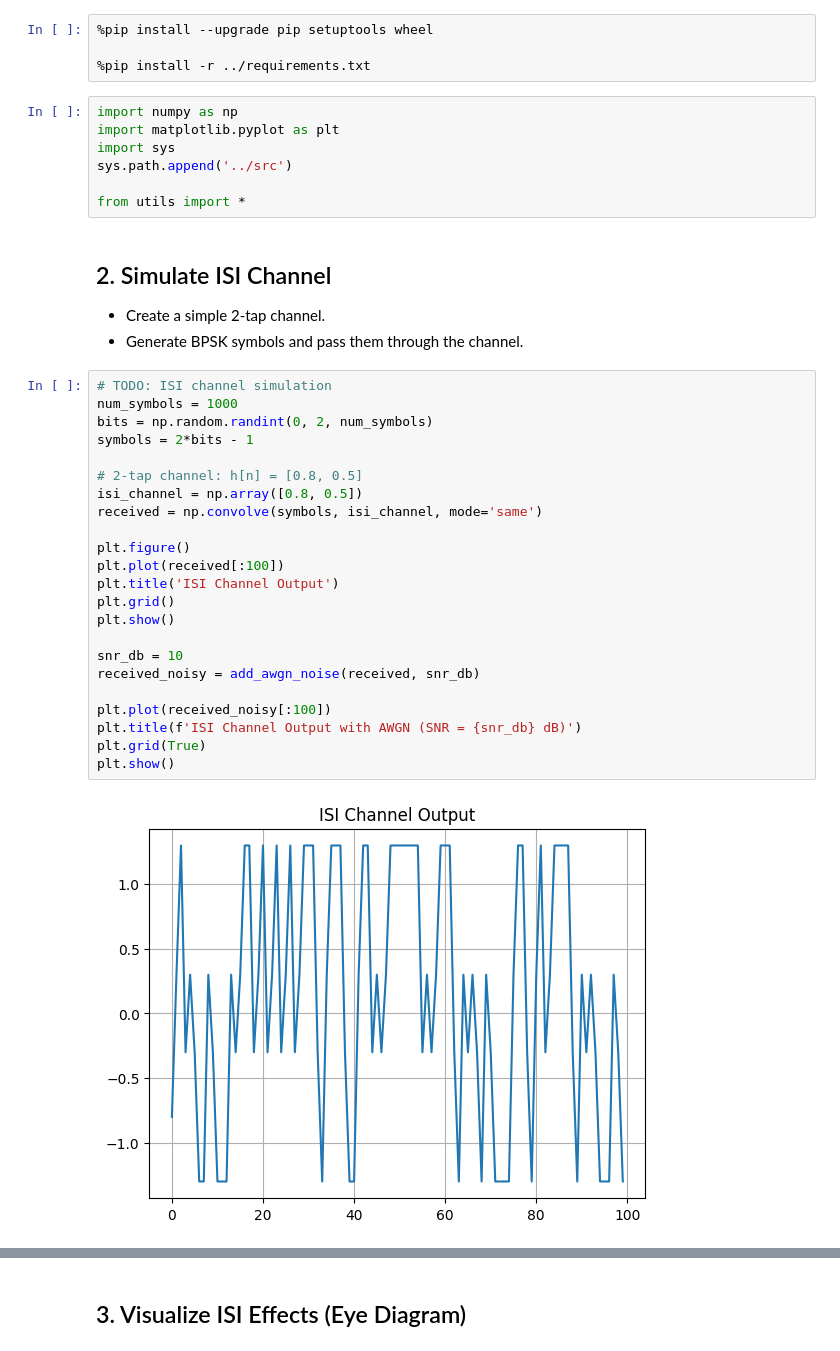
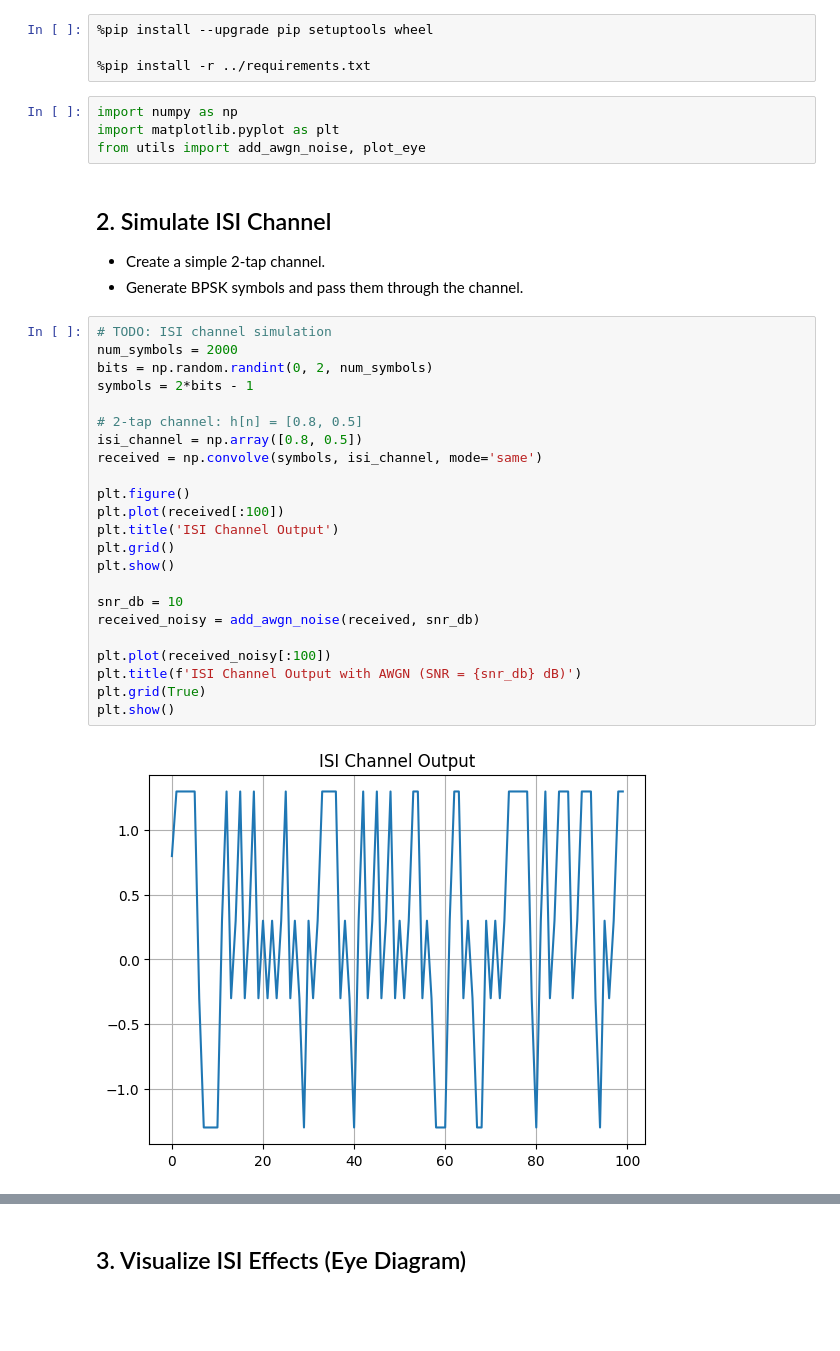
Before and after one commit to Scurbs/FS25_MSP_digitalcom, a Jupyter notebook: Project_DEFI/notebook/Project5_Starter.ipynb, the cells around one changed output, grey strips where cells are left out. Drawn from its saved outputs; the diff is of its cells as text; blank space fills up the shorter version.

```diff
--- a/Project_DEFI/notebook/Project5_Starter.ipynb
+++ b/Project_DEFI/notebook/Project5_Starter.ipynb
@@ -14,36 +14,33 @@ https://github.com/777arc/PySDR/tree/ba4f470767bbd5b460217ec2f78ade82845c15e8/fi
 # %%
 import numpy as np
 import matplotlib.pyplot as plt
-import sys
-sys.path.append('../src')
-
-from utils import *
+from utils import add_awgn_noise, plot_eye
 # %% [markdown]
 ## 2. Simulate ISI Channel
 - Create a simple 2-tap channel.
 - Generate BPSK symbols and pass them through the channel.
 # %%
 # TODO: ISI channel simulation
-num_symbols = 1000
+num_symbols = 2000
 bits = np.random.randint(0, 2, num_symbols)
 symbols = 2*bits - 1
 
 # 2-tap channel: h[n] = [0.8, 0.5]
 isi_channel = np.array([0.8, 0.5])
 received = np.convolve(symbols, isi_channel, mode='same')
 
 plt.figure()
 plt.plot(received[:100])
 plt.title('ISI Channel Output')
 plt.grid()
 plt.show()
 
 snr_db = 10
 received_noisy = add_awgn_noise(received, snr_db)
 
 plt.plot(received_noisy[:100])
 plt.title(f'ISI Channel Output with AWGN (SNR = {snr_db} dB)')
 plt.grid(True)
 plt.show()
 # %% [output]
-[figure, old version]
+[figure, new version]
```
Also changed, not shown: parts of 6 cells of this notebook, 1 other file.
